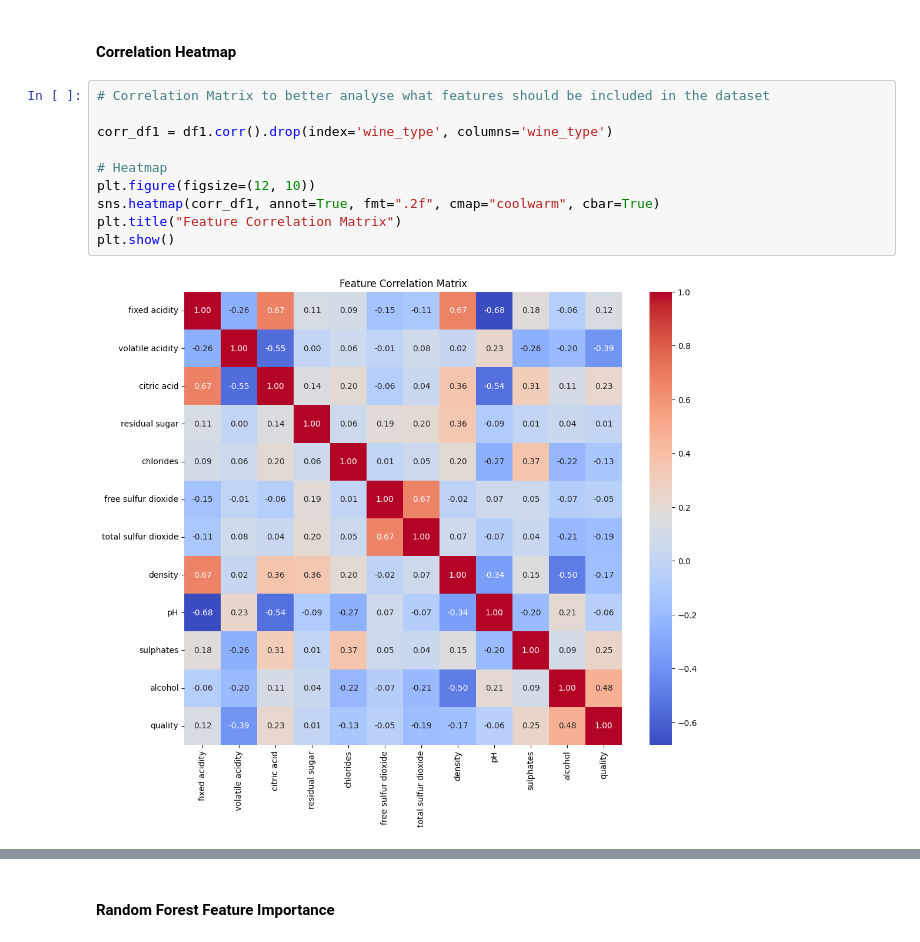
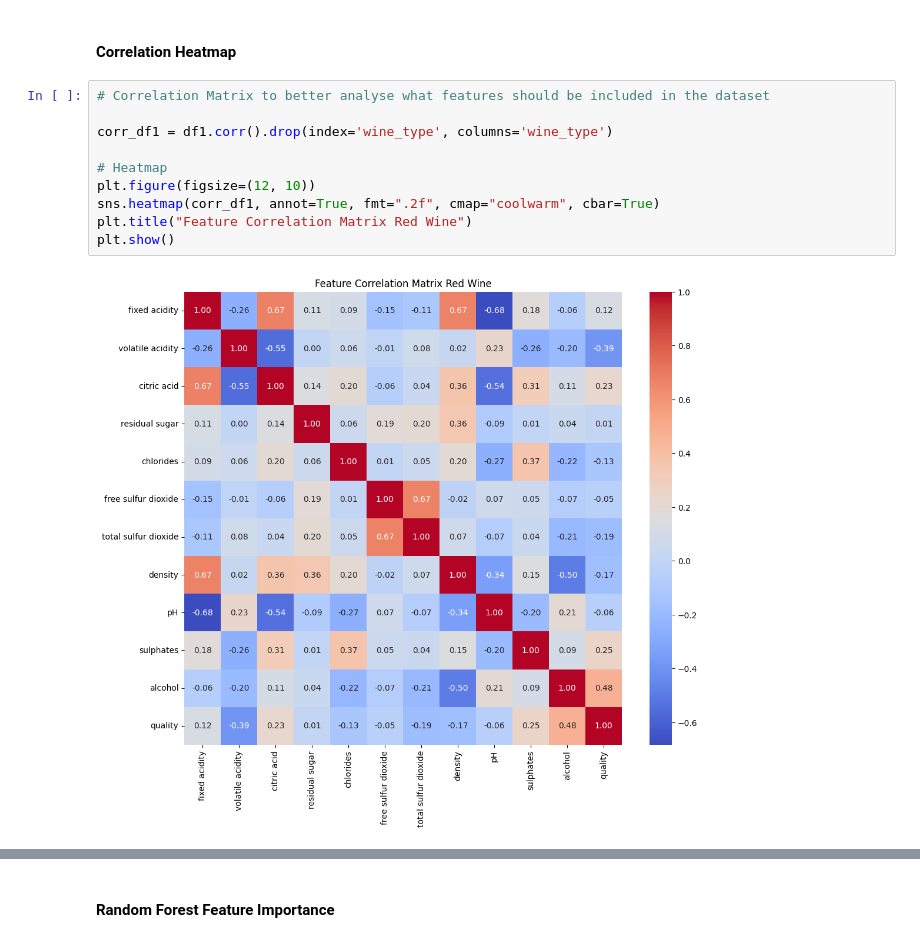
Before and after one commit to mavsilverio/Data-Mining-Project, a Jupyter notebook: Projeto DM - final.ipynb, the cells around one changed output, grey strips where cells are left out. Cells and saved outputs as stored; diff of their text form.

```diff
--- a/Projeto DM - final.ipynb
+++ b/Projeto DM - final.ipynb
@@ -176,12 +182,12 @@ plt.show()
 # %%
 # Correlation Matrix to better analyse what features should be included in the dataset
 
 corr_df1 = df1.corr().drop(index='wine_type', columns='wine_type')
 
 # Heatmap
 plt.figure(figsize=(12, 10))
 sns.heatmap(corr_df1, annot=True, fmt=".2f", cmap="coolwarm", cbar=True)
-plt.title("Feature Correlation Matrix")
+plt.title("Feature Correlation Matrix Red Wine")
 plt.show()
 # %% [output]
-[figure, old version]
+[figure, new version]
```
Also changed, not shown: parts of 52 cells of this notebook.
